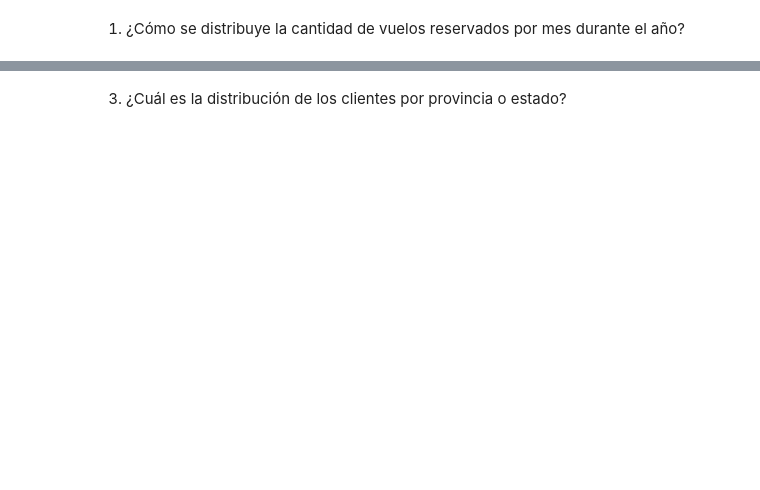
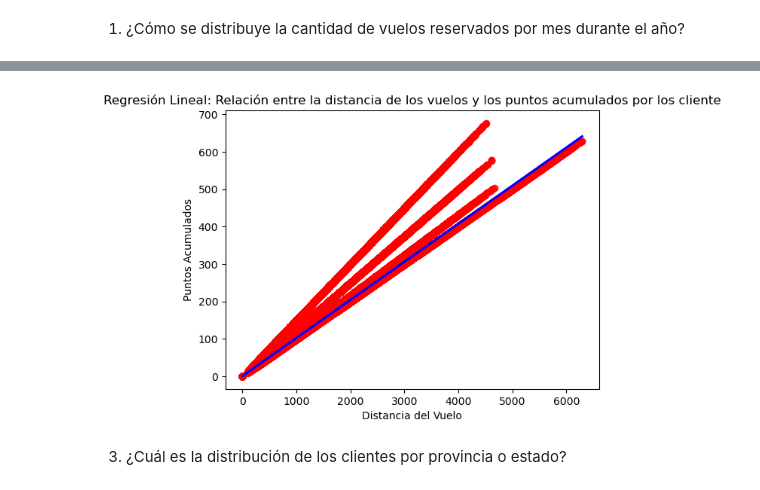
Before and after one commit to Adalab/bda-modulo-3-evaluacion-final-Maleni86, a Jupyter notebook: Evaluación_final.ipynb, the cells around one changed output, grey strips where cells are left out. Cells and saved outputs as stored; diff of their text form; code cells hidden in the pictures; blank space fills up the shorter version.

```diff
--- a/Evaluación_final.ipynb
+++ b/Evaluación_final.ipynb
@@ -487,2 +498,10 @@ df_unido.to_csv("df_final.csv")
+# %%
+sns.regplot(x='Distance', y='Points Accumulated', data=df_unido, scatter_kws={'color':'red'}, line_kws={'color':'blue'})
+plt.title("Regresión Lineal: Relación entre la distancia de los vuelos y los puntos acumulados por los cliente")
+plt.xlabel("Distancia del Vuelo")
+plt.ylabel("Puntos Acumulados")
+plt.show()
+# %% [output]
+[figure, added]
 # %% [markdown]
 3) ¿Cuál es la distribución de los clientes por provincia o estado?
```
Also changed, not shown: parts of 9 cells of this notebook.
